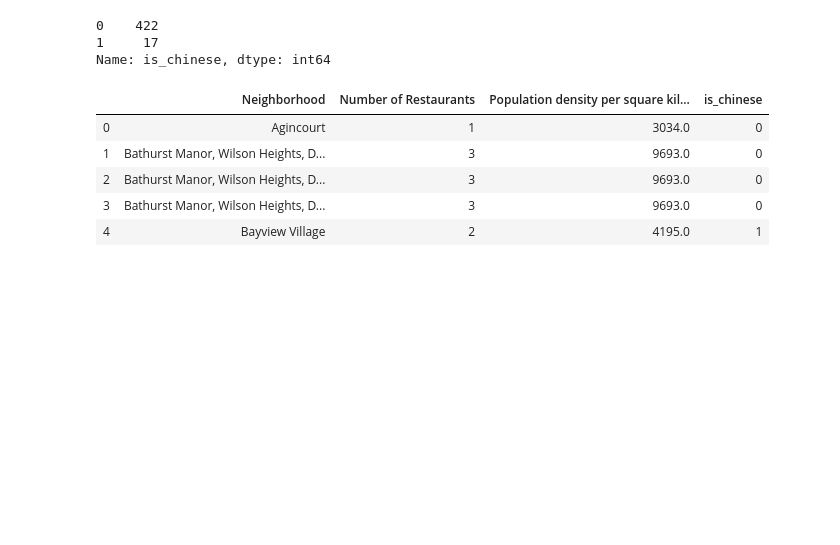
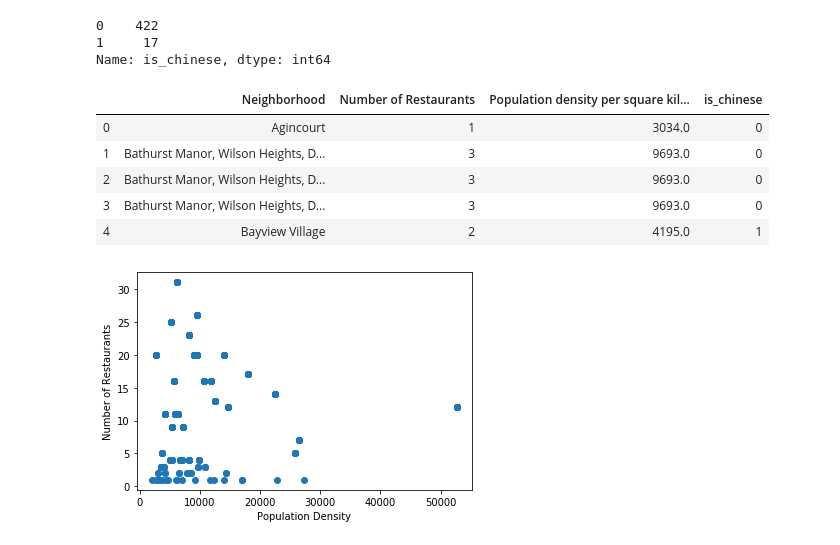
Before and after one commit to Roland-coder/Coursera_Capstone, a Jupyter notebook: Neba Roland Capstone.ipynb, the cells around one changed output. Drawn from its saved outputs; the diff is of its cells as text; code cells hidden in the pictures; blank space fills up the shorter version.

```diff
--- a/Neba Roland Capstone.ipynb
+++ b/Neba Roland Capstone.ipynb
@@ -473,3 +473,14 @@ dffchin.head()
 | 2 | Bathurst Manor, Wilson Heights, D... | 3 | 9693.0 | 0 |
 | 3 | Bathurst Manor, Wilson Heights, D... | 3 | 9693.0 | 0 |
 | 4 | Bayview Village | 2 | 4195.0 | 1 |
+# %%
+import matplotlib.pyplot as plt
+# ax = dffchin.plot.bar(x='Neighborhood', y='Number of Restaurants')
+# ax
+X = dffchin[['Number of Restaurants', 'Population density per square kilometre_y']]
+plt.scatter( X['Population density per square kilometre_y'], X['Number of Restaurants'])
+plt.xlabel('Population Density')
+plt.ylabel('Number of Restaurants')
+plt.show()
+# %% [output]
+[figure, added]
```
Also changed, not shown: parts of 20 cells of this notebook.
